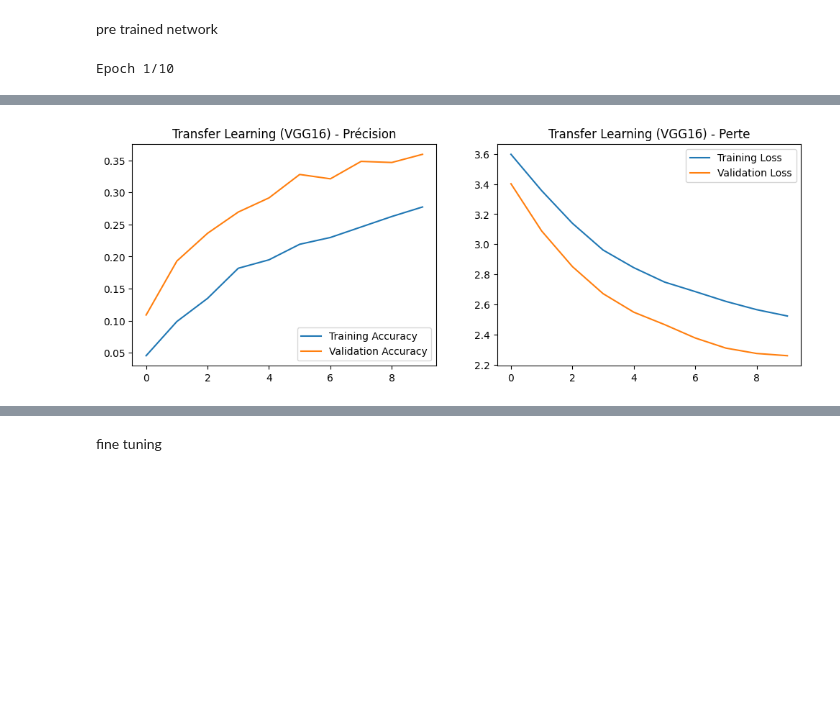
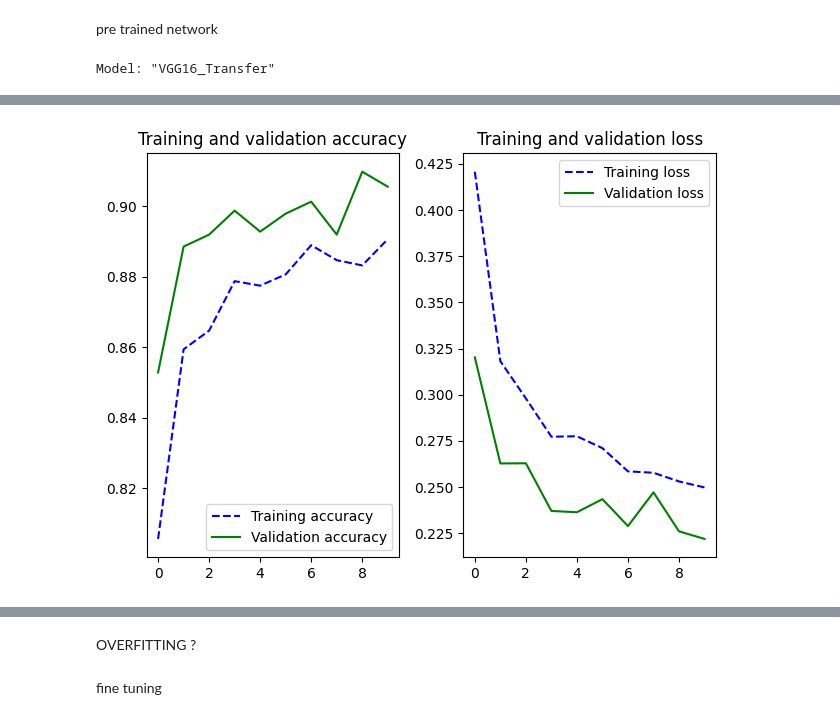
Before and after one commit to albanevergnes/HDDL, a Jupyter notebook: Rapport_Projet1.ipynb, the cells around one changed output, grey strips where cells are left out. Saved outputs shown, nothing was run; the diff lists cells and outputs as text; code cells hidden in the pictures; blank space fills up the shorter version.

Commit message:
ajout classification binaire

```diff
--- a/Rapport_Projet1.ipynb
+++ b/Rapport_Projet1.ipynb
@@ -342,7 +604,7 @@ def plot_training_analysis(history):
 def Analyse_resultats(cnn,cnn_history):
     t_prediction_cnn = time.time()
     score_cnn_train = cnn.evaluate(train_generator, verbose=1)
-    score_cnn_validation = cnn.evaluate(validation_generator, verbose=1)
+    score_cnn_validation = cnn.evaluate(val_generator, verbose=1)
 
     t_prediction_cnn = time.time() - t_prediction_cnn
 
@@ -380,13 +728,16 @@ aug_datagen = ImageDataGenerator(
 
 # Seul le train est augmenté ! Val et Test restent "normaux"
 train_gen_aug = aug_datagen.flow_from_dataframe(
-    train_df, directory=img_dir, x_col='Image', y_col='BREED_NAME',
-    target_size=IMG_SIZE, batch_size=BATCH_SIZE, class_mode='categorical'
+    train_df, directory=img_dir, x_col='Image', y_col='SPECIES_NAME',
+   target_size=(img_width, img_height), batch_size=batch_size, class_mode='binary'
 )
 
 # On réutilise le même modèle, mais entraîné sur des données augmentées
-model_aug = build_simple_cnn() # On repart de zéro
-history_aug = model_aug.fit(train_gen_aug, validation_data=val_gen_simple, epochs=15) # + d'epochs nécessaires
-
-analyser_resultats(model_aug, history_aug, test_gen_simple, "CNN + Data Augmentation")
+cnn_aug = cnn_simple("cnn_augmente")
+history_aug, temps_aug = Entrainement(
+    cnn_aug,
+    train_gen_aug,
+    epochs=30,
+    learn_rate=3e-4
+)
 # %% [output]
@@ -415,24 +770,42 @@ Test Loss: 2.8355
 # %% [markdown]
 pre trained network
 # %%
-# Chargement de VGG16 sans la partie classification (include_top=False)
-base_model = VGG16(weights='imagenet', include_top=False, input_shape=IMG_SIZE + (3,))
+#Chargement de VGG16 sans la partie classification (include_top=False)
+base_model = VGG16(
+    weights='imagenet',
+    include_top=False,
+    input_shape=(img_width, img_height, 3)
+)
 base_model.trainable = False  # IMPORTANT : On gèle les poids du VGG
 
 # Ajout de notre tête de classification
-inputs = Input(shape=IMG_SIZE + (3,))
+inputs = Input(shape=(img_width, img_height, 3))
 x = base_model(inputs, training=False)
-x = GlobalAveragePooling2D()(x) # Plus efficace que Flatten
+x = GlobalAveragePooling2D()(x)  # Plus efficace que Flatten
 x = Dense(256, activation='relu')(x)
 x = Dropout(0.5)(x)
-outputs = Dense(NUM_CLASSES, activation='softmax')(x)
+outputs = Dense(1, activation='sigmoid')(x)
 
-model_transfer = Model(inputs, outputs)
-model_transfer.compile(optimizer=Adam(learning_rate=1e-3), loss='categorical_crossentropy', metrics=['accuracy'])
+model_transfer = Model(inputs, outputs, name="VGG16_Transfer")
+
+# Compilation pour classification binaire
+model_transfer.compile(
+    optimizer=Adam(learning_rate=1e-3),
+    loss='binary_crossentropy',
+    metrics=['accuracy']
+)
+
+# Afficher l'architecture
+model_transfer.summary()
 
 # Entraînement (Rapide car on n'entraîne que les dernières couches)
-history_transfer = model_transfer.fit(train_gen_aug, validation_data=val_gen_simple, epochs=10)
+history_transfer = model_transfer.fit(
+    train_gen_aug,
+    validation_data=val_generator,
+    epochs=10
+)
 
-analyser_resultats(model_transfer, history_transfer, test_gen_simple, "Transfer Learning (VGG16)")
+# Analyser les résultats
+temps_prediction_transfer = Analyse_resultats(model_transfer, history_transfer)
 # %% [output]
-Epoch 1/10
+Model: "VGG16_Transfer"
@@ -489 +848 @@ Epoch 10/10
-[figure, old version]
+[figure, new version]
@@ -499,2 +849,4 @@ Test Loss: 2.2491
+# %% [markdown]
+OVERFITTING ?
 # %% [markdown]
 fine tuning
```
Also changed, not shown: parts of 45 cells of this notebook, 1 other file.
